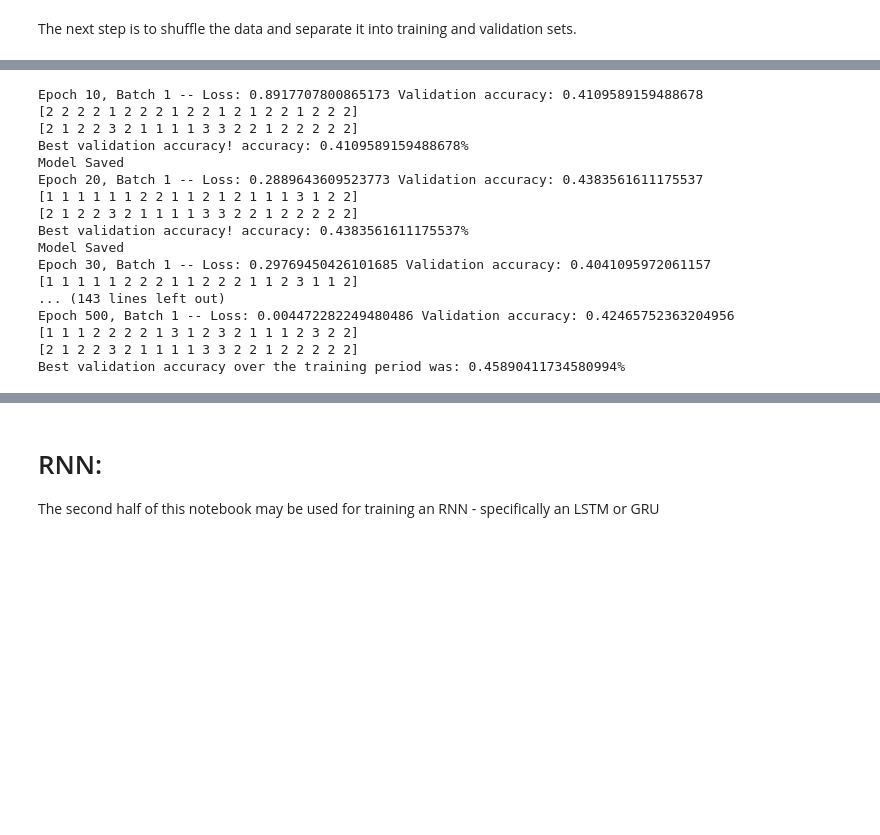
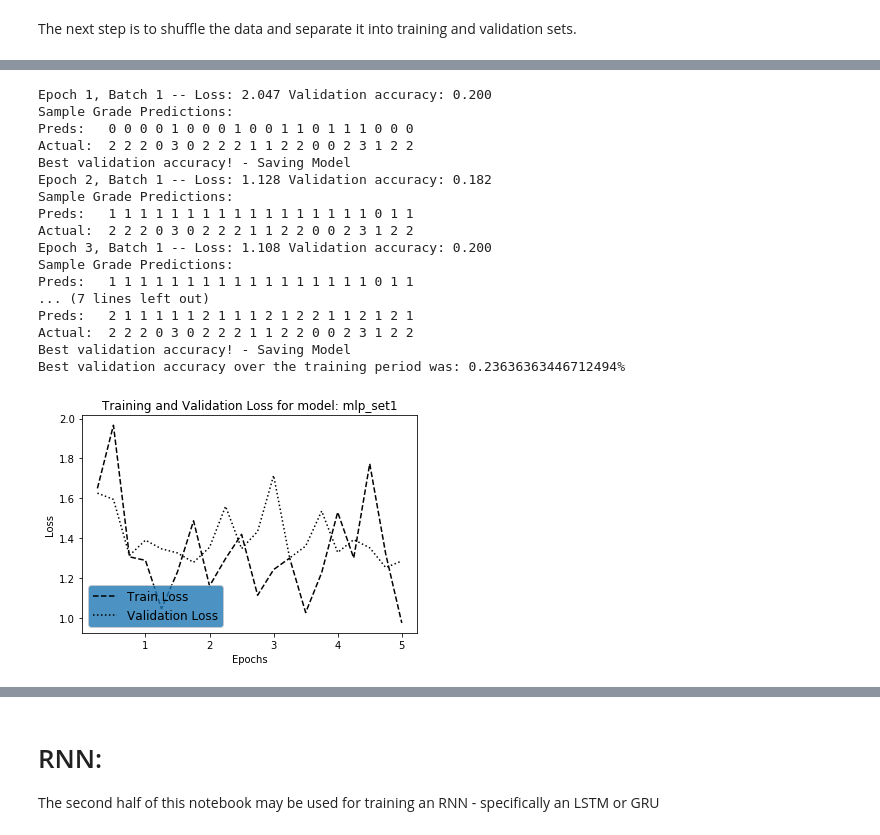
Before and after one commit to ac4391/EssayGrader, a Jupyter notebook: EssayGrader.ipynb, the cells around one changed output, grey strips where cells are left out. Drawn from its saved outputs; the diff is of its cells as text; code cells hidden in the pictures; blank space fills up the shorter version.

```diff
--- a/EssayGrader.ipynb
+++ b/EssayGrader.ipynb
@@ -81,6 +64,7 @@ After PCA, there are 979 essays each represented by a 300 length vector
 # %% [markdown]
 The next step is to shuffle the data and separate it into training and validation sets.
 # %%
-X, y = shuffle(X_PCA, y)
+X, y = shuffle(X_flatten, y)
+
 X_train, y_train, X_val, y_val = train_val_split(X, y, train_prop=0.85)
 # %% [markdown]
@@ -98,29 +88,64 @@ Validation labels shifted from a scale of (0,3) to (0,3)
 # %%
-batch_size = 32
-n_batches = round(X_train.shape[0]/batch_size)
+# User Defined Parameters
+model_name = 'mlp_set1'
+hidden_dims = [100,30]
+weight_scale = 1e-2
+batch_size = 16
+n_epochs = 5
+l2_reg = 1e-4
+keep_prob = 0.8
+reg = True
+lr = 1e-3
+
+# Derived Parameters
 input_dim = X_train.shape[1]
 num_classes = max_score-min_score + 1
+n_batches = round(X_train.shape[0]/batch_size)
 batch_gen = get_batches(X_train, y_train_adj, batch_size, net_type='mlp')
 
-mlp_net = MLP(input_dim=input_dim, hidden_dims=[128,32], num_classes=num_classes, regression=False, l2_reg=1e-4)
+mlp_net = MLP(input_dim=input_dim, hidden_dims=hidden_dims, num_classes=num_classes, weight_scale=weight_scale,\
+              l2_reg=l2_reg, keep_prob=keep_prob, regression=reg)
 # %%
-mlp_net.train(gen=batch_gen, X_val=X_val, y_val=y_val_adj, n_epochs=500, n_batches=n_batches, lr=1e-3)
+train_loss_hist, val_loss_hist = mlp_net.train(gen=batch_gen, X_val=X_val, y_val=y_val_adj, n_epochs=n_epochs, n_batches=n_batches, lr=lr,\
+                                               save_every_n=5, model_name=model_name)
 # %% [output]
-Epoch 10, Batch 1 -- Loss: 0.8917707800865173 Validation accuracy: 0.4109589159488678
-[2 2 2 2 1 2 2 2 1 2 2 1 2 1 2 2 1 2 2 2]
-[2 1 2 2 3 2 1 1 1 1 3 3 2 2 1 2 2 2 2 2]
-Best validation accuracy! accuracy: 0.4109589159488678%
-Model Saved
-Epoch 20, Batch 1 -- Loss: 0.2889643609523773 Validation accuracy: 0.4383561611175537
-[1 1 1 1 1 1 2 2 1 1 2 1 2 1 1 1 3 1 2 2]
-[2 1 2 2 3 2 1 1 1 1 3 3 2 2 1 2 2 2 2 2]
-Best validation accuracy! accuracy: 0.4383561611175537%
-Model Saved
-Epoch 30, Batch 1 -- Loss: 0.29769450426101685 Validation accuracy: 0.4041095972061157
-[1 1 1 1 1 2 2 2 1 1 2 2 2 1 1 2 3 1 1 2]
-... (143 lines left out)
-Epoch 500, Batch 1 -- Loss: 0.004472282249480486 Validation accuracy: 0.42465752363204956
-[1 1 1 2 2 2 2 1 3 1 2 3 2 1 1 1 2 3 2 2]
-[2 1 2 2 3 2 1 1 1 1 3 3 2 2 1 2 2 2 2 2]
-Best validation accuracy over the training period was: 0.45890411734580994%
+Epoch 1, Batch 1 -- Loss: 2.047 Validation accuracy: 0.200
+Sample Grade Predictions:
+Preds:   0 0 0 0 1 0 0 0 1 0 0 1 1 0 1 1 1 0 0 0
+Actual:  2 2 2 0 3 0 2 2 2 1 1 2 2 0 0 2 3 1 2 2
+Best validation accuracy! - Saving Model
+Epoch 2, Batch 1 -- Loss: 1.128 Validation accuracy: 0.182
+Sample Grade Predictions:
+Preds:   1 1 1 1 1 1 1 1 1 1 1 1 1 1 1 1 1 0 1 1
+Actual:  2 2 2 0 3 0 2 2 2 1 1 2 2 0 0 2 3 1 2 2
+Epoch 3, Batch 1 -- Loss: 1.108 Validation accuracy: 0.200
+Sample Grade Predictions:
+Preds:   1 1 1 1 1 1 1 1 1 1 1 1 1 1 1 1 1 0 1 1
+... (7 lines left out)
+Preds:   2 1 1 1 1 1 2 1 1 1 2 1 2 2 1 1 2 1 2 1
+Actual:  2 2 2 0 3 0 2 2 2 1 1 2 2 0 0 2 3 1 2 2
+Best validation accuracy! - Saving Model
+Best validation accuracy over the training period was: 0.23636363446712494%
+# %%
+# Extract Loss data for plotting
+x = []
+train_loss = []
+val_loss = []
+for k,v in train_loss_hist.items():
+    x.append(k[0]-1+k[1]/n_batches)
+    train_loss.append(v)
+    val_loss.append(val_loss_hist[k])
+# %%
+fig, ax = plt.subplots()
+ax.plot(x, train_loss, 'k--', label='Train Loss')
+ax.plot(x, val_loss, 'k:', label='Validation Loss')
+
+legend = ax.legend(loc='lower left', shadow=False, fontsize='large')
+legend.get_frame().set_facecolor('C0')
+plt.title('Training and Validation Loss for model: '+model_name)
+plt.xlabel('Epochs')
+plt.ylabel('Loss')
+plt.show()
+# %% [output]
+[figure, added]
 # %%
```
Also changed, not shown: parts of 25 cells of this notebook, 3 other files.
